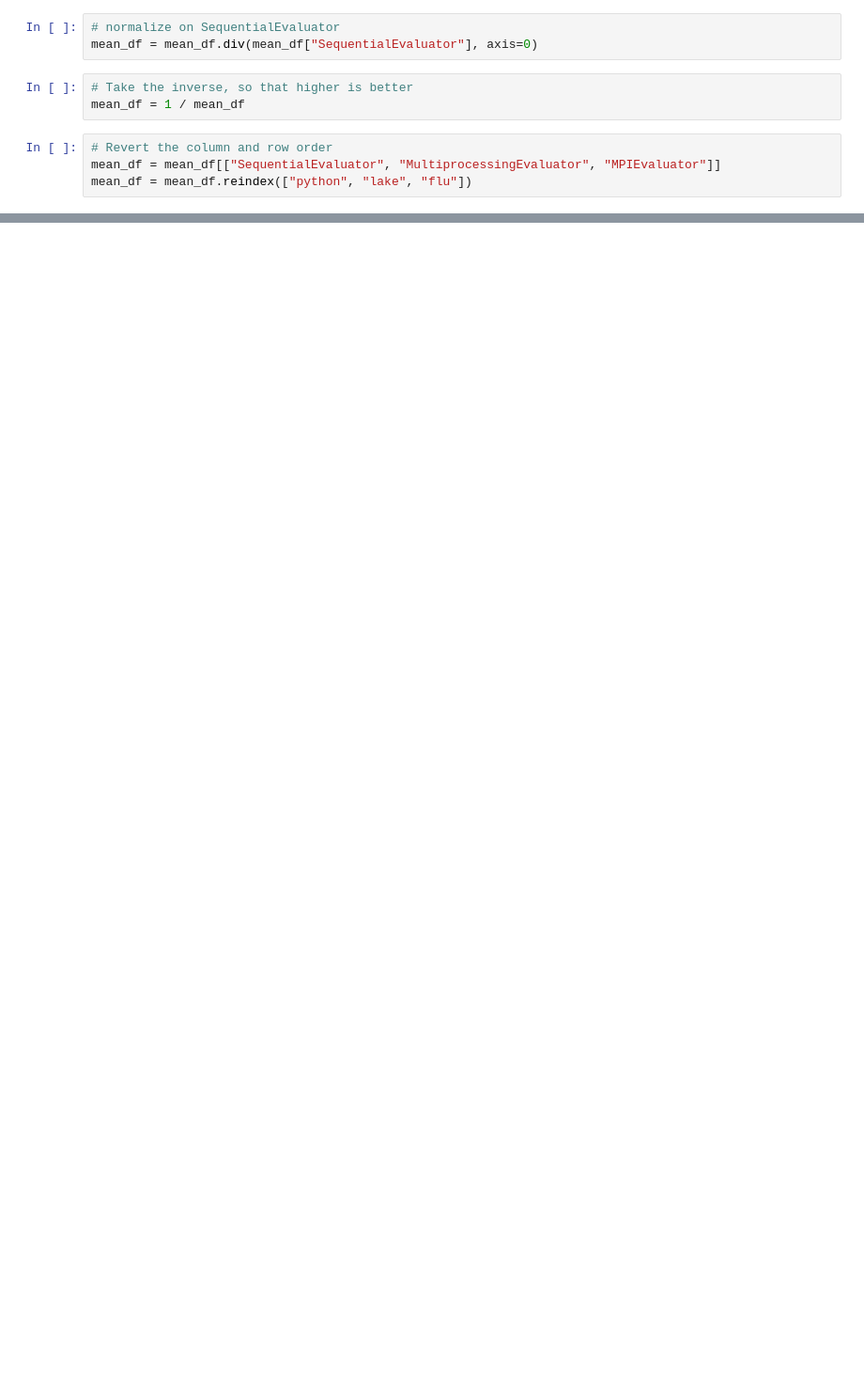
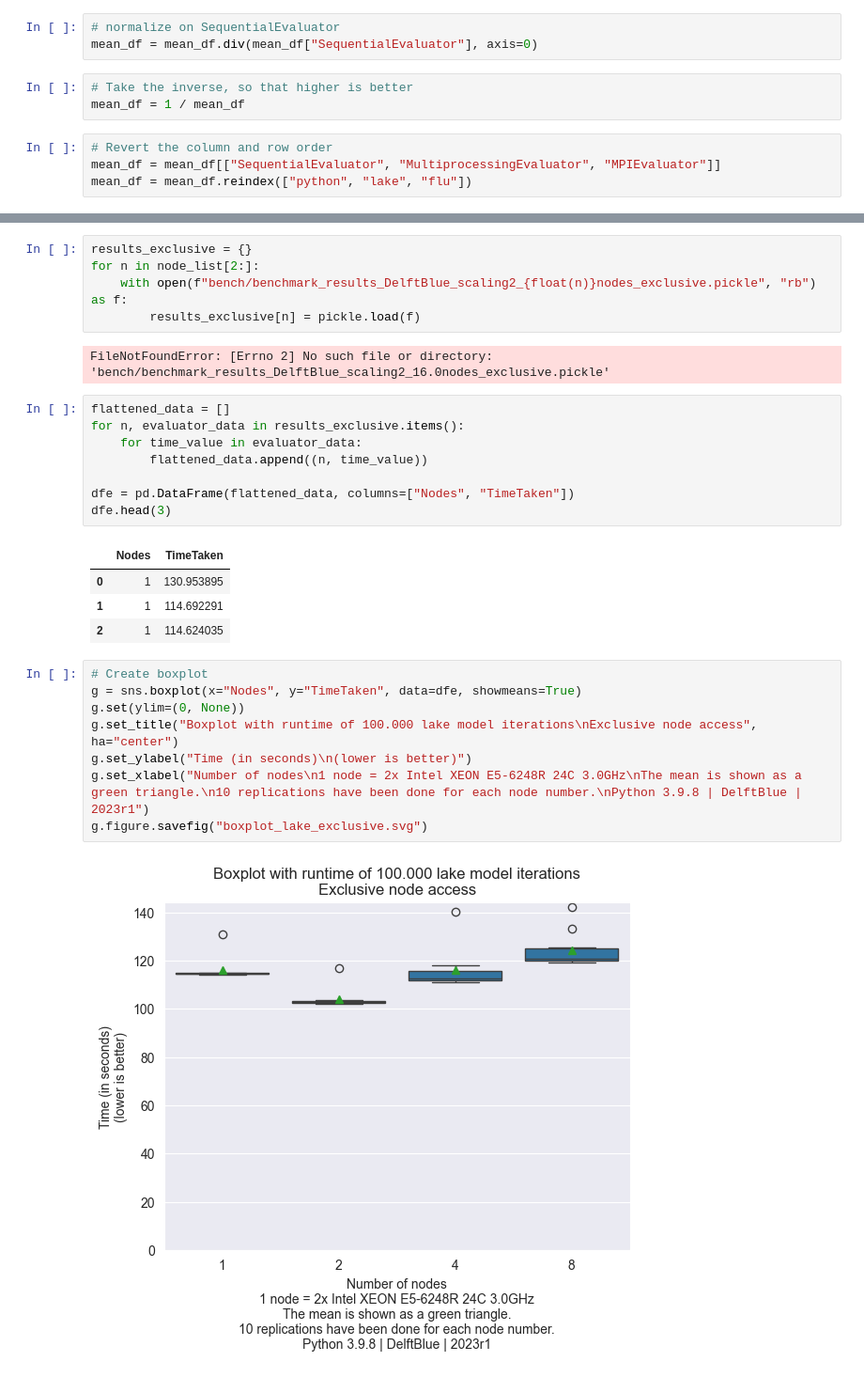
Before and after one commit to pollockDeVis/EMAworkbench, a Jupyter notebook: scripts/benchmarks_analysis.ipynb, the cells around one changed output, grey strips where cells are left out. Shown at 94% size. Saved outputs shown, nothing was run; the diff lists cells and outputs as text; blank space fills up the shorter version.

```diff
--- a/scripts/benchmarks_analysis.ipynb
+++ b/scripts/benchmarks_analysis.ipynb
@@ -95,0 +225,30 @@ print(mean_df.to_markdown())
+# %%
+results_exclusive = {}
+for n in node_list[2:]:
+    with open(f"bench/benchmark_results_DelftBlue_scaling2_{float(n)}nodes_exclusive.pickle", "rb") as f:
+        results_exclusive[n] = pickle.load(f)
+# %% [output]
+FileNotFoundError: [Errno 2] No such file or directory: 'bench/benchmark_results_DelftBlue_scaling2_16.0nodes_exclusive.pickle'
+# %%
+flattened_data = []
+for n, evaluator_data in results_exclusive.items():
+    for time_value in evaluator_data:
+        flattened_data.append((n, time_value))
+
+dfe = pd.DataFrame(flattened_data, columns=["Nodes", "TimeTaken"])
+dfe.head(3)
+# %% [output]
+|  | Nodes | TimeTaken |
+| 0 | 1 | 130.953895 |
+| 1 | 1 | 114.692291 |
+| 2 | 1 | 114.624035 |
+# %%
+# Create boxplot
+g = sns.boxplot(x="Nodes", y="TimeTaken", data=dfe, showmeans=True)
+g.set(ylim=(0, None))
+g.set_title("Boxplot with runtime of 100.000 lake model iterations\nExclusive node access", ha="center")
+g.set_ylabel("Time (in seconds)\n(lower is better)")
+g.set_xlabel("Number of nodes\n1 node = 2x Intel XEON E5-6248R 24C 3.0GHz\nThe mean is shown as a green triangle.\n10 replications have been done for each node number.\nPython 3.9.8 | DelftBlue | 2023r1")
+g.figure.savefig("boxplot_lake_exclusive.svg")
+# %% [output]
+[figure, added]
```
Also changed, not shown: parts of 22 cells of this notebook.
